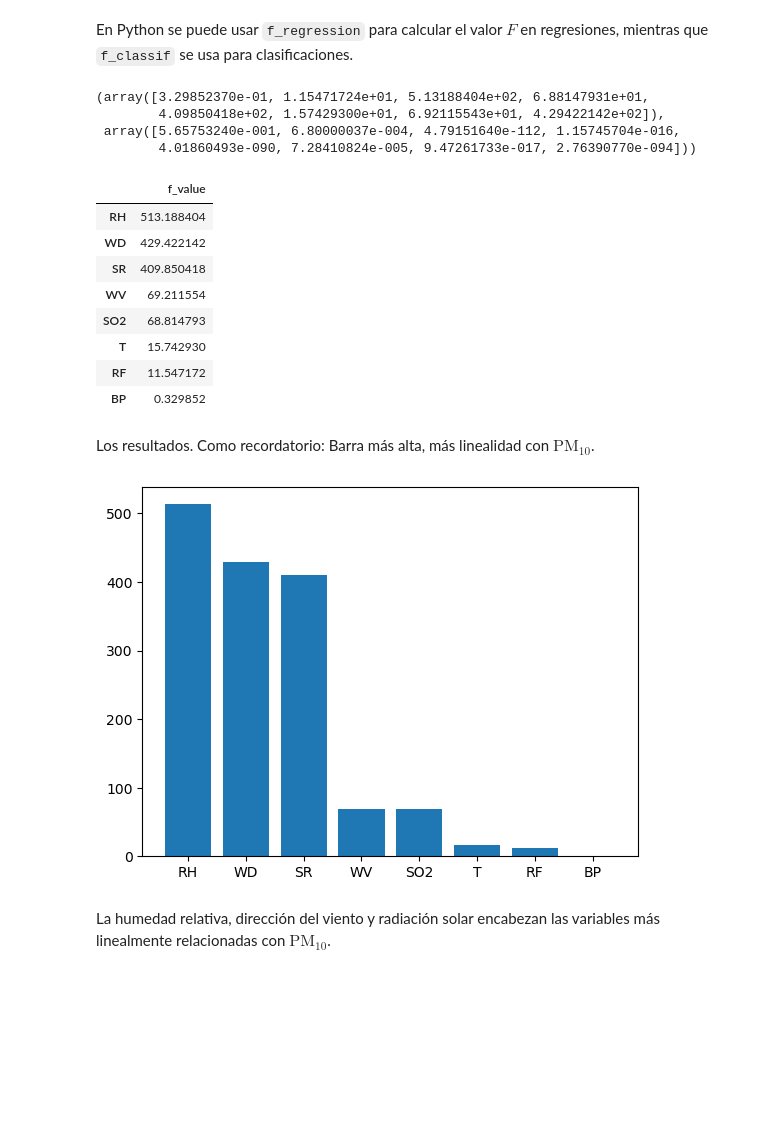
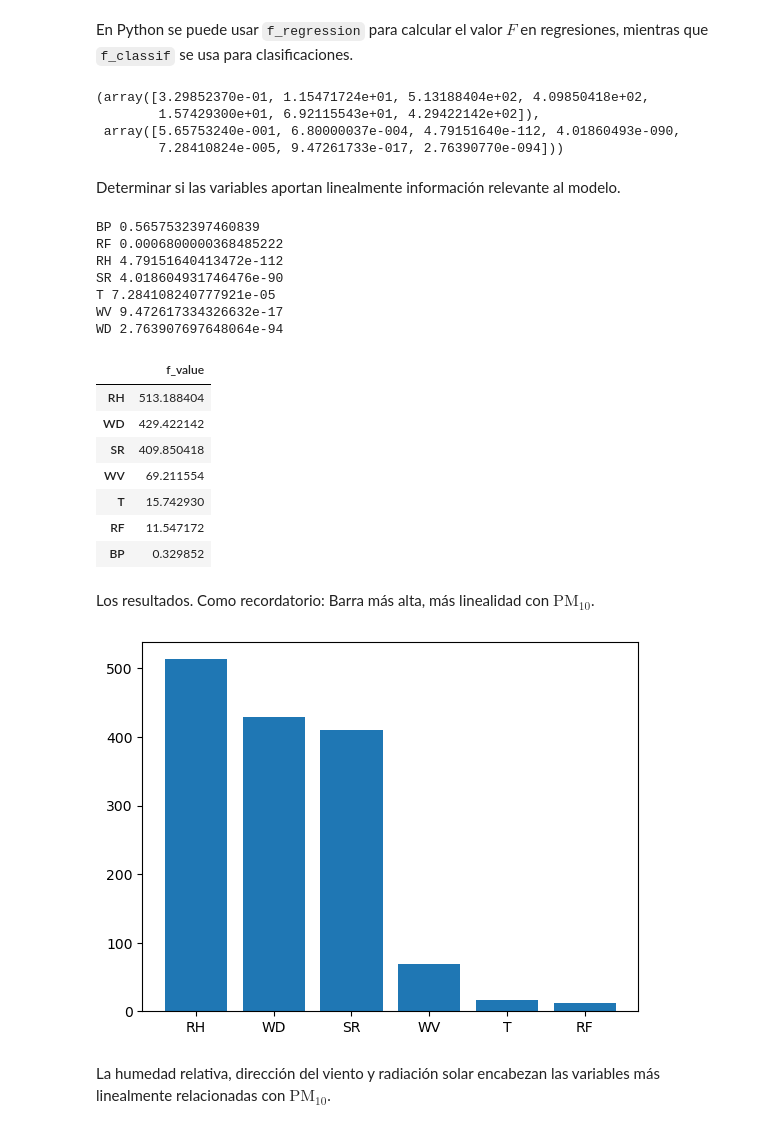
Before and after one commit to albertobenavides/aprendizaje_autom, a Jupyter notebook: caps/3_sel_carac.ipynb, the cells around one changed output. Saved outputs shown, nothing was run; the diff lists cells and outputs as text; code cells hidden in the pictures; blank space fills up the shorter version.

```diff
--- a/caps/3_sel_carac.ipynb
+++ b/caps/3_sel_carac.ipynb
@@ -61,7 +61,6 @@ y
 | 341327 | 71.0 |
 17922 rows × 1 columns
 # %%
-x = df_pollutants_coords[['BP', 'RF', 'RH', 'SO2', 'SR', 'T', 'WV',
-       'WD']]
+x = df_pollutants_coords[['BP', 'RF', 'RH', 'SR', 'T', 'WV', 'WD']]
 x
 # %% [output]
@@ -87,10 +86,30 @@ f_value = f_regression(x, y)
 # Regresa arreglo de estadístico F y valor p
 f_value
 # %% [output]
-(array([3.29852370e-01, 1.15471724e+01, 5.13188404e+02, 6.88147931e+01,
-        4.09850418e+02, 1.57429300e+01, 6.92115543e+01, 4.29422142e+02]),
- array([5.65753240e-001, 6.80000037e-004, 4.79151640e-112, 1.15745704e-016,
-        4.01860493e-090, 7.28410824e-005, 9.47261733e-017, 2.76390770e-094]))
+(array([3.29852370e-01, 1.15471724e+01, 5.13188404e+02, 4.09850418e+02,
+        1.57429300e+01, 6.92115543e+01, 4.29422142e+02]),
+ array([5.65753240e-001, 6.80000037e-004, 4.79151640e-112, 4.01860493e-090,
+        7.28410824e-005, 9.47261733e-017, 2.76390770e-094]))
+# %% [markdown]
+Determinar si las variables aportan linealmente información relevante al modelo.
+# %%
+pass_test = []
+not_pass_test = []
+alpha = 0.05
+for i in range(len(f_value[1])):
+    print(x.columns[i], f_value[1][i])
+    if f_value[1][i] < alpha:
+        pass_test.append(x.columns[i])
+    else:
+        not_pass_test.append(x.columns[i])
+# %% [output]
+BP 0.5657532397460839
+RF 0.0006800000368485222
+RH 4.79151640413472e-112
+SR 4.018604931746476e-90
+T 7.284108240777921e-05
+WV 9.472617334326632e-17
+WD 2.763907697648064e-94
 # %%
 df_results = pd.DataFrame(f_value[0], index=x.columns)
 df_results.columns = ['f_value']
@@ -102,7 +121,6 @@ df_results
 | WD | 429.422142 |
 | SR | 409.850418 |
 | WV | 69.211554 |
-| SO2 | 68.814793 |
 | T | 15.742930 |
 | RF | 11.547172 |
 | BP | 0.329852 |
@@ -110,10 +128,10 @@ df_results
 Los resultados. Como recordatorio: Barra más alta, más linealidad con $\text{PM}_{10}$.
 # %%
 plt.figure()
-plt.bar(df_results.index, df_results.f_value)
+plt.bar(df_results.drop(not_pass_test).index, df_results.drop(not_pass_test).f_value)
 plt.show()
 # %% [output]
-[figure, old version]
+[figure, new version]
 # %% [markdown]
 La humedad relativa, dirección del viento y radiación solar encabezan las variables más linealmente relacionadas con $\text{PM}_{10}$.
 # %% [markdown]
```
Also changed, not shown: parts of 26 cells of this notebook.
